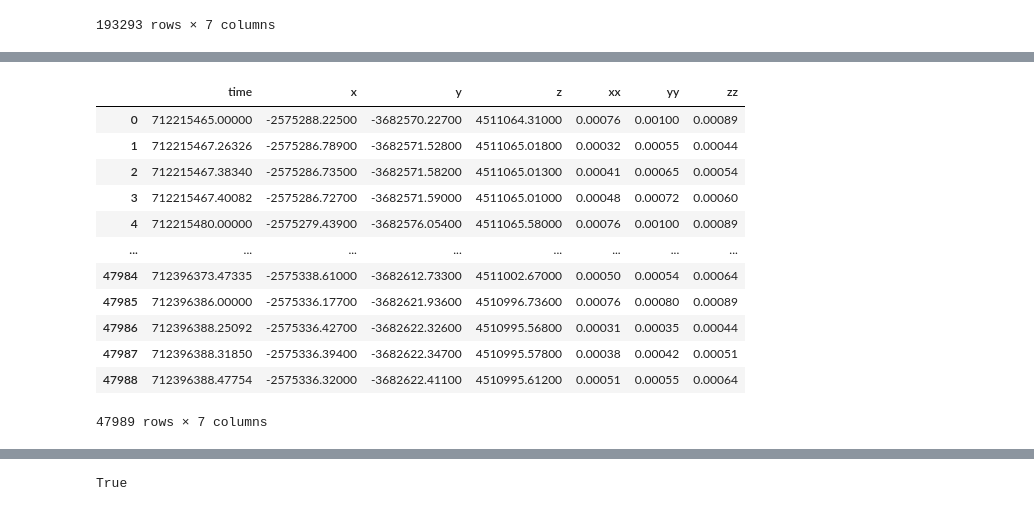
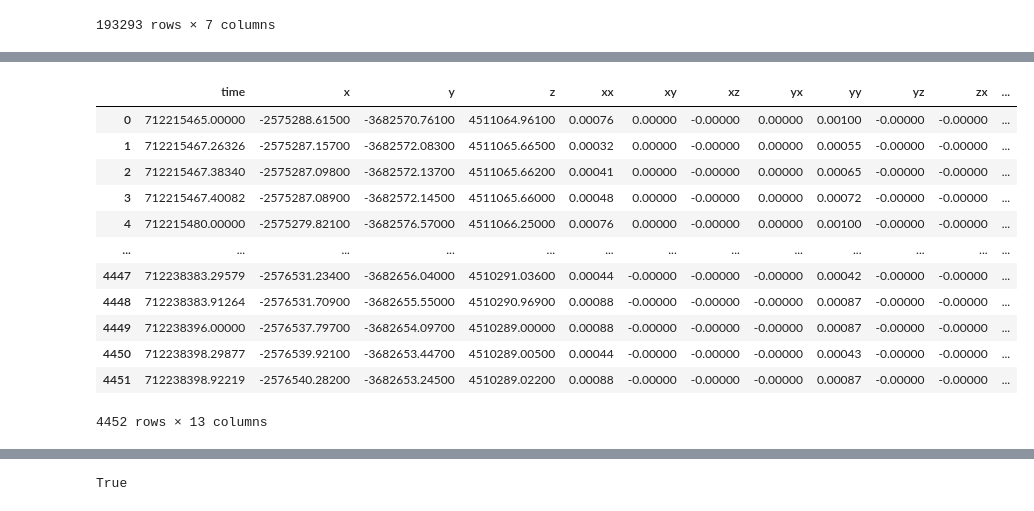
Before and after one commit to seafloor-geodesy/gnatss, a Jupyter notebook: Optimized_Kalman.ipynb, the cells around one changed output, grey strips where cells are left out. Cells and saved outputs as stored; diff of their text form; code cells hidden in the pictures.

```diff
--- a/Optimized_Kalman.ipynb
+++ b/Optimized_Kalman.ipynb
@@ -141,28 +130,28 @@ kalman_filtered_df
 # %%
 gps_pos_freed_trans = load_gps_solutions(
     files = [
-        'tests/data/2022/NCL1/208/posfilter/POS_FREED_TRANS_TWTT',
-        'tests/data/2022/NCL1/209/posfilter/POS_FREED_TRANS_TWTT',
-        'tests/data/2022/NCL1/210/posfilter/POS_FREED_TRANS_TWTT',
+        'tests/data/POS_TWTT',
+        # 'tests/data/2022/NCL1/209/posfilter/POS_FREED_TRANS_TWTT',
+        # 'tests/data/2022/NCL1/210/posfilter/POS_FREED_TRANS_TWTT',
     ],
 )
 
 gps_pos_freed_trans = gps_pos_freed_trans[
-    ["time", "x", "y", "z", "xx", "yy", "zz",]
+    ["time", "x", "y", "z", 'xx', 'xy', 'xz', 'yx', 'yy', 'yz', 'zx', 'zy', 'zz']
 ]
 gps_pos_freed_trans
 # %% [output]
-|  | time | x | y | z | xx | yy | zz |
-| 0 | 712215465.00000 | -2575288.22500 | -3682570.22700 | 4511064.31000 | 0.00076 | 0.00100 | 0.00089 |
-| 1 | 712215467.26326 | -2575286.78900 | -3682571.52800 | 4511065.01800 | 0.00032 | 0.00055 | 0.00044 |
-| 2 | 712215467.38340 | -2575286.73500 | -3682571.58200 | 4511065.01300 | 0.00041 | 0.00065 | 0.00054 |
-| 3 | 712215467.40082 | -2575286.72700 | -3682571.59000 | 4511065.01000 | 0.00048 | 0.00072 | 0.00060 |
-| 4 | 712215480.00000 | -2575279.43900 | -3682576.05400 | 4511065.58000 | 0.00076 | 0.00100 | 0.00089 |
-| ... | ... | ... | ... | ... | ... | ... | ... |
-| 47984 | 712396373.47335 | -2575338.61000 | -3682612.73300 | 4511002.67000 | 0.00050 | 0.00054 | 0.00064 |
-| 47985 | 712396386.00000 | -2575336.17700 | -3682621.93600 | 4510996.73600 | 0.00076 | 0.00080 | 0.00089 |
-| 47986 | 712396388.25092 | -2575336.42700 | -3682622.32600 | 4510995.56800 | 0.00031 | 0.00035 | 0.00044 |
-| 47987 | 712396388.31850 | -2575336.39400 | -3682622.34700 | 4510995.57800 | 0.00038 | 0.00042 | 0.00051 |
-| 47988 | 712396388.47754 | -2575336.32000 | -3682622.41100 | 4510995.61200 | 0.00051 | 0.00055 | 0.00064 |
+|  | time | x | y | z | xx | xy | xz | yx | yy | yz | zx | ... |
+| 0 | 712215465.00000 | -2575288.61500 | -3682570.76100 | 4511064.96100 | 0.00076 | 0.00000 | -0.00000 | 0.00000 | 0.00100 | -0.00000 | -0.00000 | ... |
+| 1 | 712215467.26326 | -2575287.15700 | -3682572.08300 | 4511065.66500 | 0.00032 | 0.00000 | -0.00000 | 0.00000 | 0.00055 | -0.00000 | -0.00000 | ... |
+| 2 | 712215467.38340 | -2575287.09800 | -3682572.13700 | 4511065.66200 | 0.00041 | 0.00000 | -0.00000 | 0.00000 | 0.00065 | -0.00000 | -0.00000 | ... |
+| 3 | 712215467.40082 | -2575287.08900 | -3682572.14500 | 4511065.66000 | 0.00048 | 0.00000 | -0.00000 | 0.00000 | 0.00072 | -0.00000 | -0.00000 | ... |
+| 4 | 712215480.00000 | -2575279.82100 | -3682576.57000 | 4511066.25000 | 0.00076 | 0.00000 | -0.00000 | 0.00000 | 0.00100 | -0.00000 | -0.00000 | ... |
+| ... | ... | ... | ... | ... | ... | ... | ... | ... | ... | ... | ... | ... |
+| 4447 | 712238383.29579 | -2576531.23400 | -3682656.04000 | 4510291.03600 | 0.00044 | -0.00000 | -0.00000 | -0.00000 | 0.00042 | -0.00000 | -0.00000 | ... |
+| 4448 | 712238383.91264 | -2576531.70900 | -3682655.55000 | 4510290.96900 | 0.00088 | -0.00000 | -0.00000 | -0.00000 | 0.00087 | -0.00000 | -0.00000 | ... |
+| 4449 | 712238396.00000 | -2576537.79700 | -3682654.09700 | 4510289.00000 | 0.00088 | -0.00000 | -0.00000 | -0.00000 | 0.00087 | -0.00000 | -0.00000 | ... |
+| 4450 | 712238398.29877 | -2576539.92100 | -3682653.44700 | 4510289.00500 | 0.00044 | -0.00000 | -0.00000 | -0.00000 | 0.00043 | -0.00000 | -0.00000 | ... |
+| 4451 | 712238398.92219 | -2576540.28200 | -3682653.24500 | 4510289.02200 | 0.00088 | -0.00000 | -0.00000 | -0.00000 | 0.00087 | -0.00000 | -0.00000 | ... |
-47989 rows × 7 columns
+4452 rows × 13 columns
 # %%
```
Also changed, not shown: parts of 22 cells of this notebook, 3 other files.
